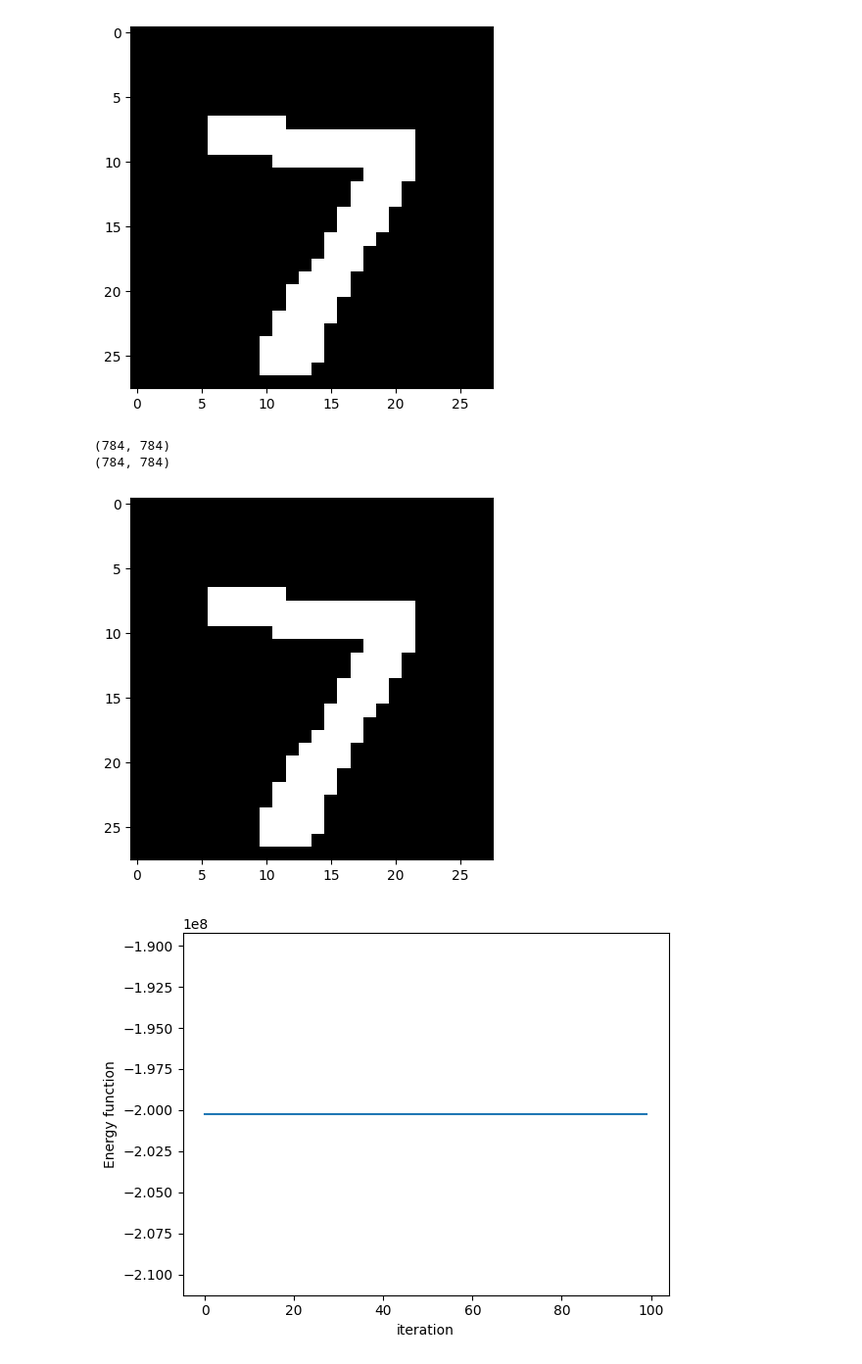
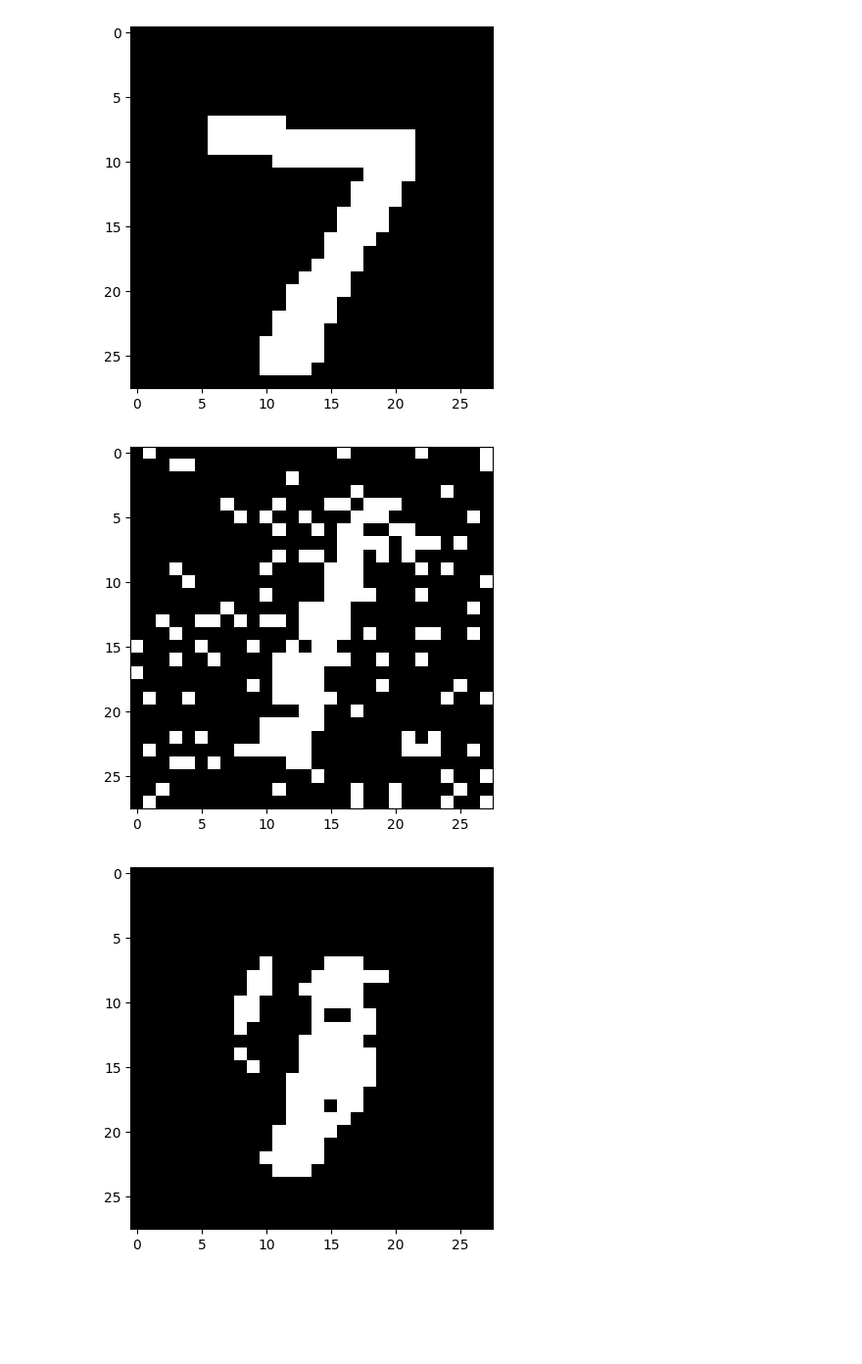
Before and after one commit to hirozouu/Hopfield_Network, a Jupyter notebook: main.ipynb, the cells around one changed output. Shown at 98% size. Saved outputs shown, nothing was run; the diff lists cells and outputs as text; code cells hidden in the pictures; blank space fills up the shorter version.

```diff
--- a/main.ipynb
+++ b/main.ipynb
@@ -12,7 +12,7 @@ print(data.shape)
 maxval = 1
 thresh = 0
 data_bin = (data > thresh) * maxval
-data_bin = np.where(data==0, -1, 1)
+data_bin = np.where(data==0, -1.0, 1.0)
 
 process_mnist.get_image(data_bin[0, 1:])
 # %% [output]
@@ -21,13 +21,16 @@ process_mnist.get_image(data_bin[0, 1:])
 # %%
 model = Hopfield_Network(len(data_bin[0])-1)
 
-model.fit(data_bin[0:2, 1:])
+model.fit(data_bin[0:3, 1:])
 
-y = model.predict(data_bin[5, 1:])
+noisy_data = data_bin[0, 1:].copy()
+noisy_data += np.random.normal(0, 1, noisy_data.shape)
+noisy_data = np.where(noisy_data > 0, 1, -1)
+process_mnist.get_image(noisy_data)
+
+y = model.predict(noisy_data)
 process_mnist.get_image(y)
 model.plot_energies()
 # %% [output]
-(784, 784)
-(784, 784)
-[figure, old version]
+[figure, new version]
-[figure, old version]
+[figure, new version]
```
Also changed, not shown: parts of 1 cell of this notebook, 1 other file.
